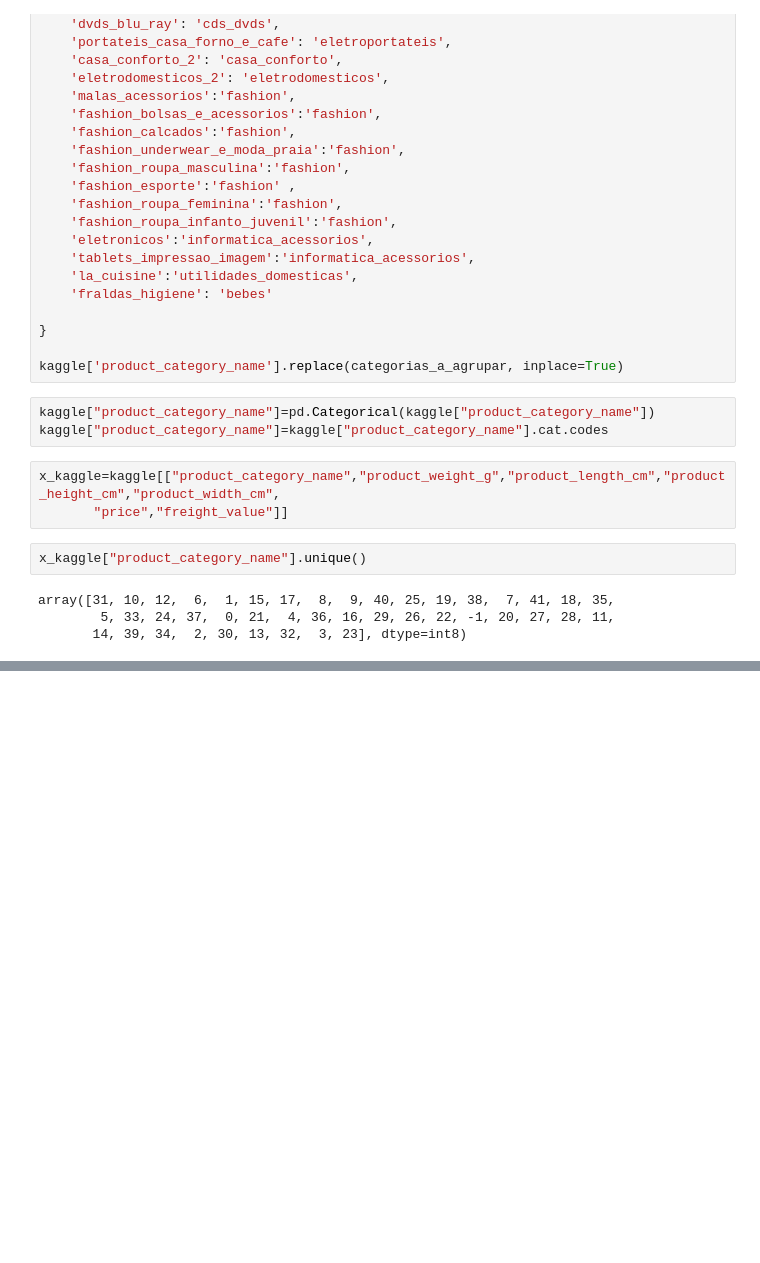
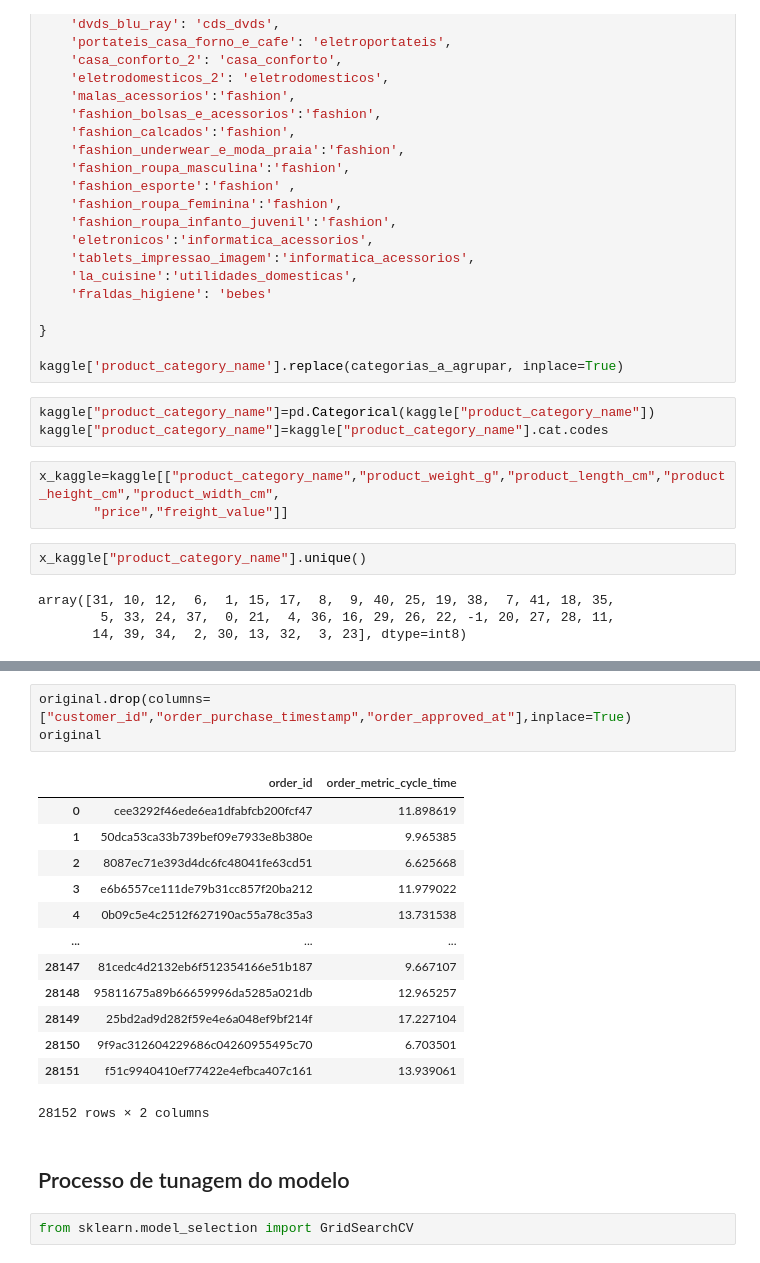
Before and after one commit to mateusono1/De-Company, a Jupyter notebook: Modelos/GradientBoost.ipynb, the cells around one changed output, grey strips where cells are left out. Cells and saved outputs as stored; diff of their text form; blank space fills up the shorter version.

```diff
--- a/Modelos/GradientBoost.ipynb
+++ b/Modelos/GradientBoost.ipynb
@@ -132,0 +202,21 @@ dtype: int64
+# %%
+original.drop(columns=["customer_id","order_purchase_timestamp","order_approved_at"],inplace=True)
+original
+# %% [output]
+|  | order_id | order_metric_cycle_time |
+| 0 | cee3292f46ede6ea1dfabfcb200fcf47 | 11.898619 |
+| 1 | 50dca53ca33b739bef09e7933e8b380e | 9.965385 |
+| 2 | 8087ec71e393d4dc6fc48041fe63cd51 | 6.625668 |
+| 3 | e6b6557ce111de79b31cc857f20ba212 | 11.979022 |
+| 4 | 0b09c5e4c2512f627190ac55a78c35a3 | 13.731538 |
+| ... | ... | ... |
+| 28147 | 81cedc4d2132eb6f512354166e51b187 | 9.667107 |
+| 28148 | 95811675a89b66659996da5285a021db | 12.965257 |
+| 28149 | 25bd2ad9d282f59e4e6a048ef9bf214f | 17.227104 |
+| 28150 | 9f9ac312604229686c04260955495c70 | 6.703501 |
+| 28151 | f51c9940410ef77422e4efbca407c161 | 13.939061 |
+28152 rows × 2 columns
+# %% [markdown]
+## Processo de tunagem do modelo
+# %%
+from sklearn.model_selection import GridSearchCV
```
Also changed, not shown: parts of 15 cells of this notebook, 3 other files.
